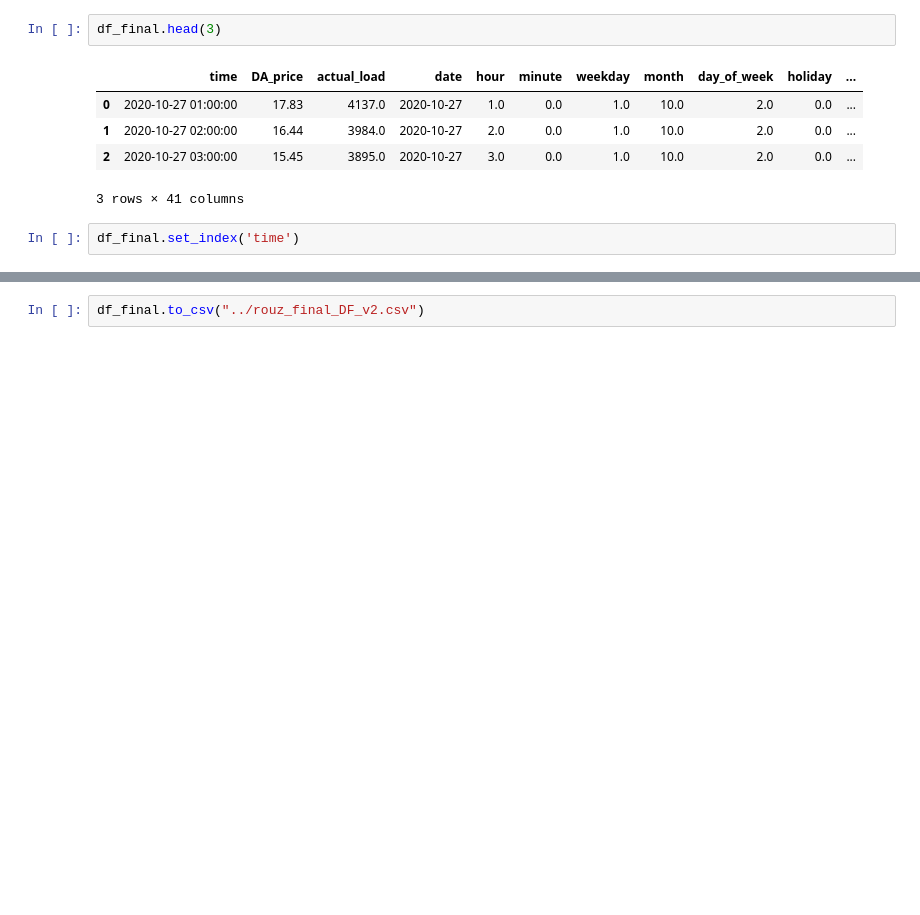
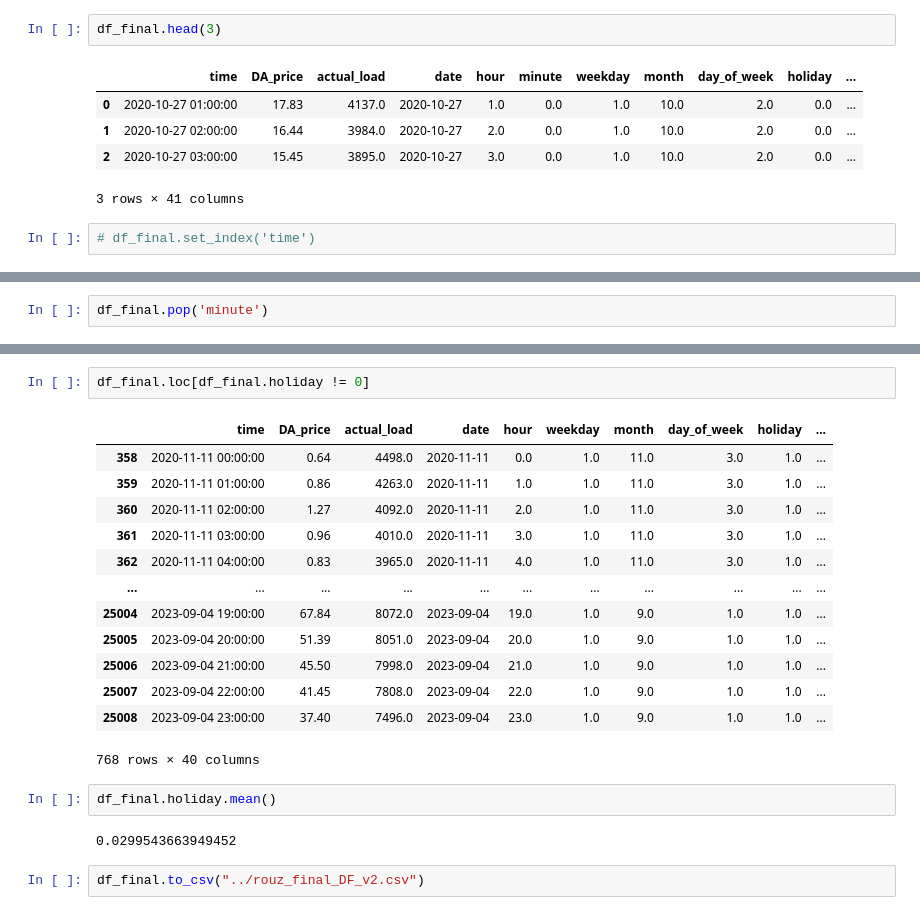
Before and after one commit to nikisil/ExecutiveHour, a Jupyter notebook: rouz/src/dat_set_3_explore.ipynb, the cells around one changed output, grey strips where cells are left out. Drawn from its saved outputs; the diff is of its cells as text; blank space fills up the shorter version.

```diff
--- a/rouz/src/dat_set_3_explore.ipynb
+++ b/rouz/src/dat_set_3_explore.ipynb
@@ -804,4 +804,4 @@ df_final.head(3)
 | 2 | 2020-10-27 03:00:00 | 15.45 | 3895.0 | 2020-10-27 | 3.0 | 0.0 | 1.0 | 10.0 | 2.0 | 0.0 | ... |
 3 rows × 41 columns
 # %%
-df_final.set_index('time')
+# df_final.set_index('time')
@@ -822,0 +808,2 @@ df_final.set_index('time')
+# %%
+df_final.pop('minute')
@@ -823,2 +823,22 @@ df_final.set_index('time')
+# %%
+df_final.loc[df_final.holiday != 0]
+# %% [output]
+|  | time | DA_price | actual_load | date | hour | weekday | month | day_of_week | holiday | ... |
+| 358 | 2020-11-11 00:00:00 | 0.64 | 4498.0 | 2020-11-11 | 0.0 | 1.0 | 11.0 | 3.0 | 1.0 | ... |
+| 359 | 2020-11-11 01:00:00 | 0.86 | 4263.0 | 2020-11-11 | 1.0 | 1.0 | 11.0 | 3.0 | 1.0 | ... |
+| 360 | 2020-11-11 02:00:00 | 1.27 | 4092.0 | 2020-11-11 | 2.0 | 1.0 | 11.0 | 3.0 | 1.0 | ... |
+| 361 | 2020-11-11 03:00:00 | 0.96 | 4010.0 | 2020-11-11 | 3.0 | 1.0 | 11.0 | 3.0 | 1.0 | ... |
+| 362 | 2020-11-11 04:00:00 | 0.83 | 3965.0 | 2020-11-11 | 4.0 | 1.0 | 11.0 | 3.0 | 1.0 | ... |
+| ... | ... | ... | ... | ... | ... | ... | ... | ... | ... | ... |
+| 25004 | 2023-09-04 19:00:00 | 67.84 | 8072.0 | 2023-09-04 | 19.0 | 1.0 | 9.0 | 1.0 | 1.0 | ... |
+| 25005 | 2023-09-04 20:00:00 | 51.39 | 8051.0 | 2023-09-04 | 20.0 | 1.0 | 9.0 | 1.0 | 1.0 | ... |
+| 25006 | 2023-09-04 21:00:00 | 45.50 | 7998.0 | 2023-09-04 | 21.0 | 1.0 | 9.0 | 1.0 | 1.0 | ... |
+| 25007 | 2023-09-04 22:00:00 | 41.45 | 7808.0 | 2023-09-04 | 22.0 | 1.0 | 9.0 | 1.0 | 1.0 | ... |
+| 25008 | 2023-09-04 23:00:00 | 37.40 | 7496.0 | 2023-09-04 | 23.0 | 1.0 | 9.0 | 1.0 | 1.0 | ... |
+768 rows × 40 columns
+# %%
+df_final.holiday.mean()
+# %% [output]
+0.0299543663949452
 # %%
 df_final.to_csv("../rouz_final_DF_v2.csv")
```
Also changed, not shown: parts of 4 cells of this notebook, 4 other files.
